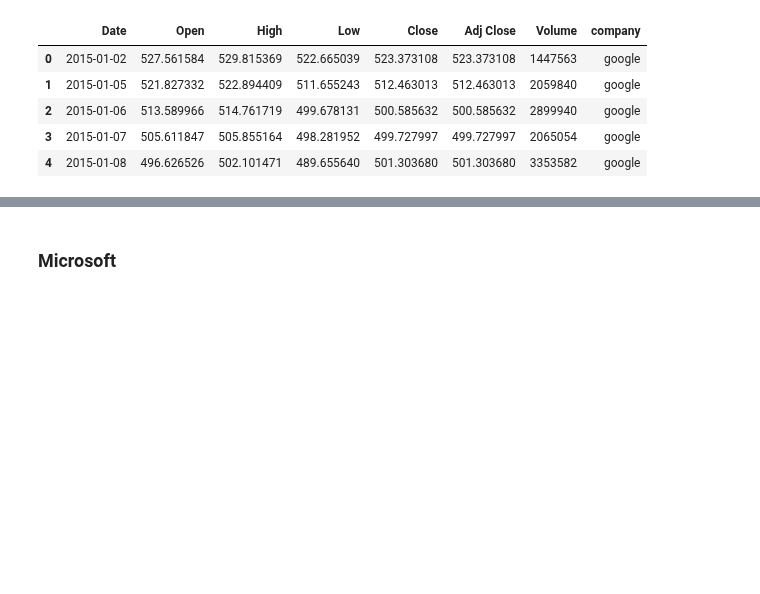
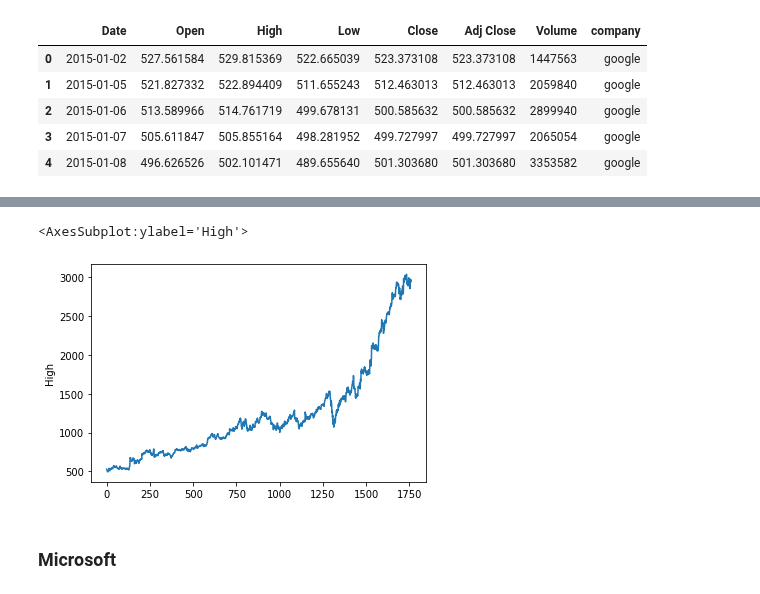
Before and after one commit to chandanabrdwj/100DaysOfML, a Jupyter notebook: historical-stock-prices-of-faang.ipynb, the cells around one changed output, grey strips where cells are left out. Cells and saved outputs as stored; diff of their text form; code cells hidden in the pictures; blank space fills up the shorter version.

```diff
--- a/historical-stock-prices-of-faang.ipynb
+++ b/historical-stock-prices-of-faang.ipynb
@@ -192,6 +213,11 @@ google.describe().T
 | Close | 1761.0 | 1.221455e+03 | 611.531027 | 491.201416 | 7.728800e+02 | 1.082480e+03 | 1.393340e+03 | 3.014180e+03 |
 | Adj Close | 1761.0 | 1.221455e+03 | 611.531027 | 491.201416 | 7.728800e+02 | 1.082480e+03 | 1.393340e+03 | 3.014180e+03 |
 | Volume | 1761.0 | 1.671220e+06 | 815057.554582 | 346800.000000 | 1.191400e+06 | 1.466700e+06 | 1.907200e+06 | 1.116490e+07 |
+# %%
+sns.lineplot(data=google['High'])
+# %% [output]
+<AxesSubplot:ylabel='High'>
+[figure, added]
 # %% [markdown]
 ### Microsoft
 # %%
```
Also changed, not shown: parts of 10 cells of this notebook.
